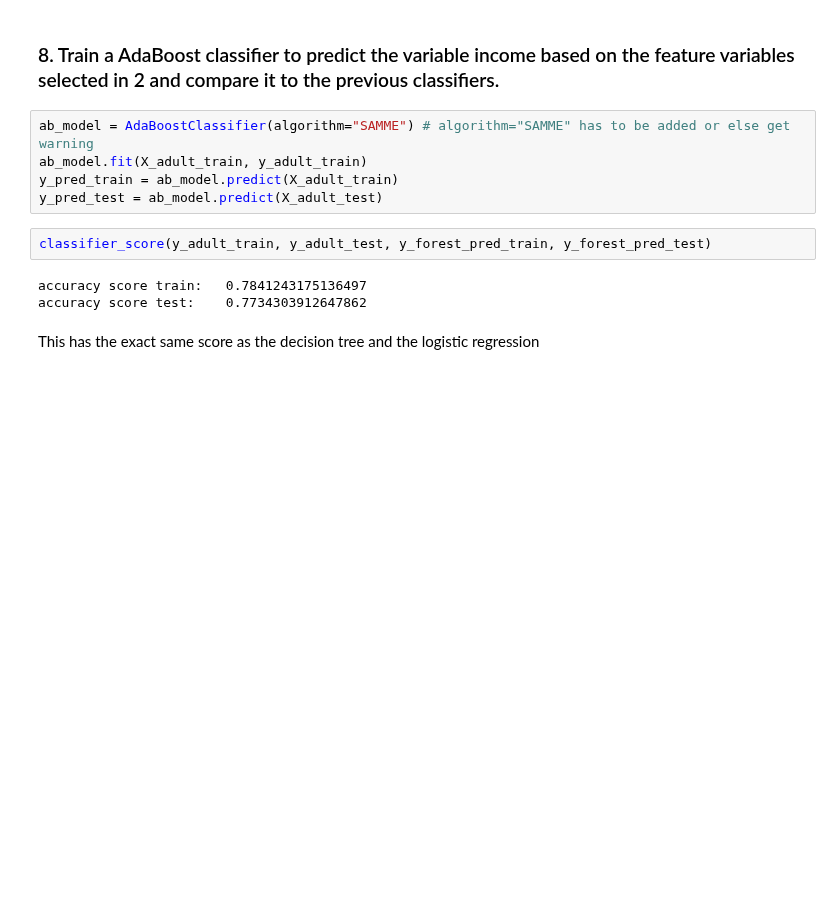
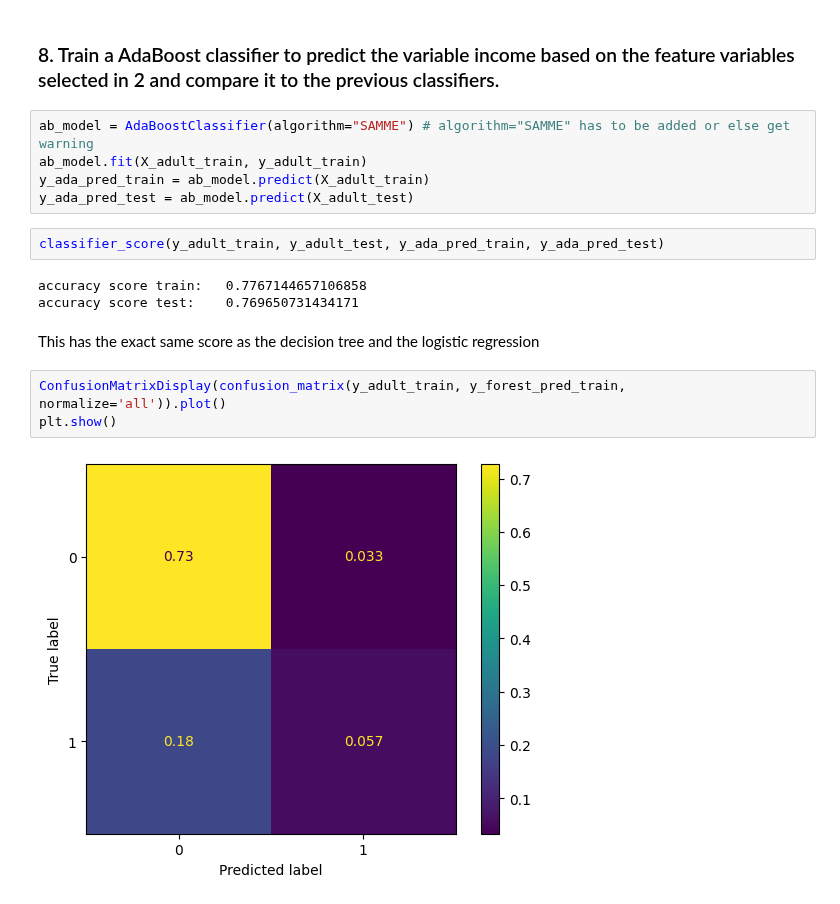
Before and after one commit to jeff0167/Data_And_Things, a Jupyter notebook: Hand_in/Exercises in Classification I.ipynb, the cells around one changed output. Drawn from its saved outputs; the diff is of its cells as text; blank space fills up the shorter version.

```diff
--- a/Hand_in/Exercises in Classification I.ipynb
+++ b/Hand_in/Exercises in Classification I.ipynb
@@ -453,12 +388,17 @@ No significant difference
 # %%
 ab_model = AdaBoostClassifier(algorithm="SAMME") # algorithm="SAMME" has to be added or else get warning
 ab_model.fit(X_adult_train, y_adult_train)
-y_pred_train = ab_model.predict(X_adult_train)
-y_pred_test = ab_model.predict(X_adult_test)
+y_ada_pred_train = ab_model.predict(X_adult_train)
+y_ada_pred_test = ab_model.predict(X_adult_test)
 # %%
-classifier_score(y_adult_train, y_adult_test, y_forest_pred_train, y_forest_pred_test)
+classifier_score(y_adult_train, y_adult_test, y_ada_pred_train, y_ada_pred_test)
 # %% [output]
-accuracy score train:   0.7841243175136497
-accuracy score test:    0.7734303912647862
+accuracy score train:   0.7767144657106858
+accuracy score test:    0.769650731434171
 # %% [markdown]
 This has the exact same score as the decision tree and the logistic regression
+# %%
+ConfusionMatrixDisplay(confusion_matrix(y_adult_train, y_forest_pred_train, normalize='all')).plot()
+plt.show()
+# %% [output]
+[figure, added]
```
Also changed, not shown: parts of 10 cells of this notebook.
